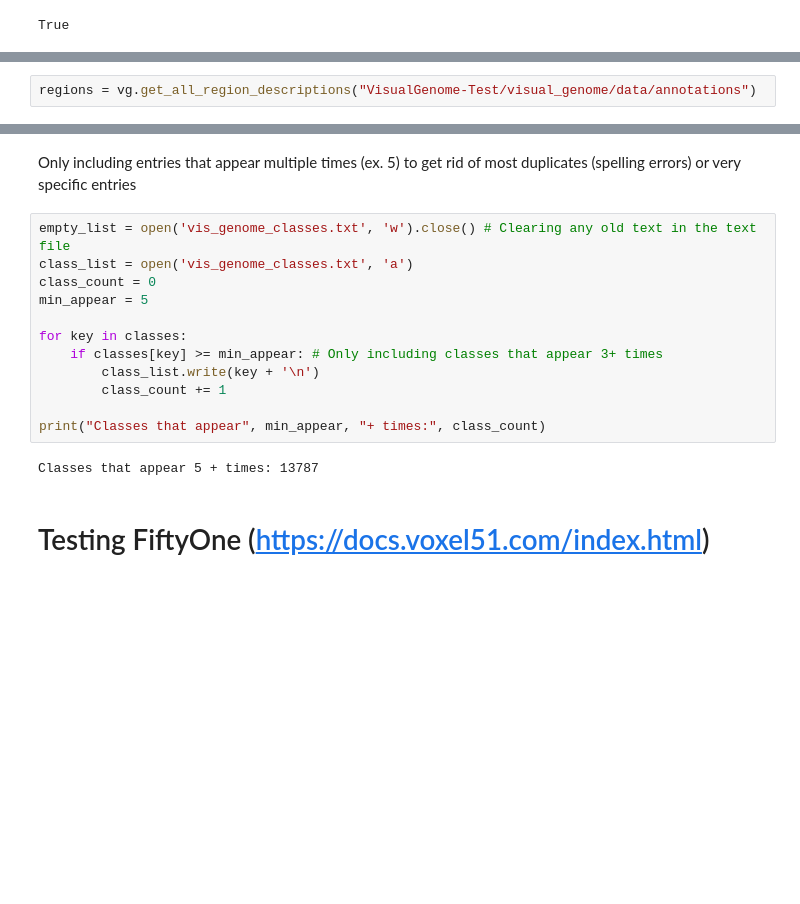
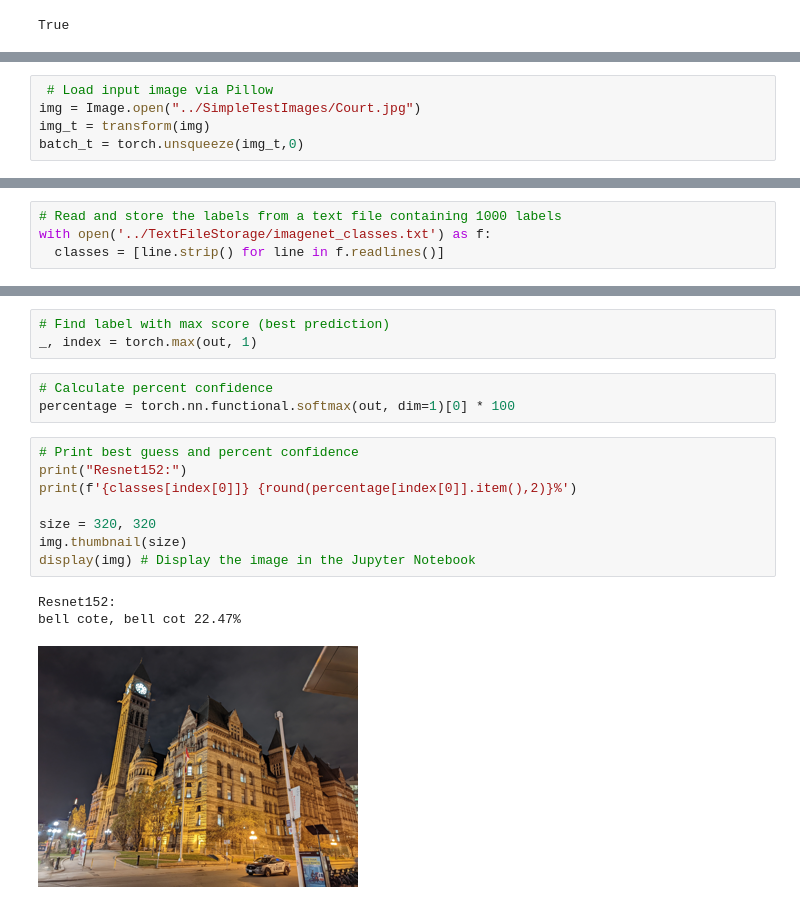
Before and after one commit to adadamc/ML2_Project, a Jupyter notebook: Part 3 - Computer Vision/CV_Part3.ipynb, the cells around one changed output, grey strips where cells are left out. Saved outputs shown, nothing was run; the diff lists cells and outputs as text; blank space fills up the shorter version.

Commit message:
For CV: pivoted to using COCO via resnet50 due to complexity of Visual Genome

```diff
--- a/Part 3 - Computer Vision/CV_Part3.ipynb
+++ b/Part 3 - Computer Vision/CV_Part3.ipynb
@@ -51 +47,6 @@ id: 1, coco_id: -1, flickr_id: -1, width: 800, url: https://cs.stanford.edu/peop
+# %%
+ # Load input image via Pillow
+img = Image.open("../SimpleTestImages/Court.jpg")
+img_t = transform(img)
+batch_t = torch.unsqueeze(img_t,0)
 # %%
@@ -80,2 +63,4 @@ visualize_regions(image, regions[0][:8]) # for image 1 (index 0), show first 8 r
 # %%
-regions = vg.get_all_region_descriptions("VisualGenome-Test/visual_genome/data/annotations")
+# Read and store the labels from a text file containing 1000 labels
+with open('../TextFileStorage/imagenet_classes.txt') as f:
+  classes = [line.strip() for line in f.readlines()]
@@ -107,18 +67,18 @@ Classes length (appear 1+ time): 82827
-# %% [markdown]
-Only including entries that appear multiple times (ex. 5) to get rid of most duplicates (spelling errors) or very specific entries
-# %%
-empty_list = open('vis_genome_classes.txt', 'w').close() # Clearing any old text in the text file
-class_list = open('vis_genome_classes.txt', 'a')
-class_count = 0
-min_appear = 5
-
-for key in classes:
-    if classes[key] >= min_appear: # Only including classes that appear 3+ times
-        class_list.write(key + '\n')
-        class_count += 1
-
-print("Classes that appear", min_appear, "+ times:", class_count)
-# %% [output]
-Classes that appear 5 + times: 13787
-# %% [markdown]
-# Testing FiftyOne (https://docs.voxel51.com/index.html)
+# %%
+# Find label with max score (best prediction)
+_, index = torch.max(out, 1)
+# %%
+# Calculate percent confidence
+percentage = torch.nn.functional.softmax(out, dim=1)[0] * 100
+# %%
+# Print best guess and percent confidence
+print("Resnet152:")
+print(f'{classes[index[0]]} {round(percentage[index[0]].item(),2)}%')
+
+size = 320, 320
+img.thumbnail(size)
+display(img) # Display the image in the Jupyter Notebook
+# %% [output]
+Resnet152:
+bell cote, bell cot 22.47%
+[figure, added]
```
Also changed, not shown: parts of 22 cells of this notebook, 11 other files.
